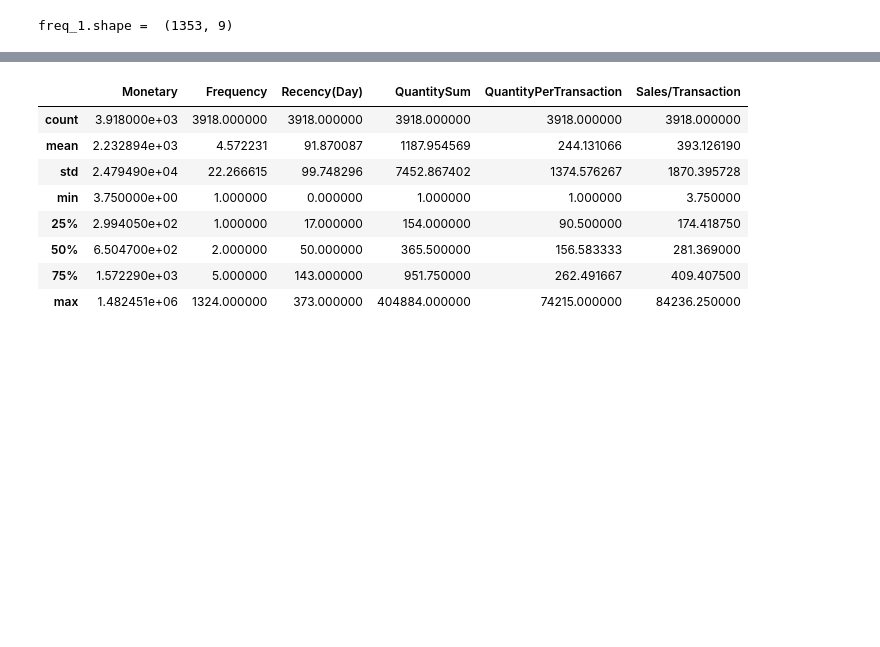
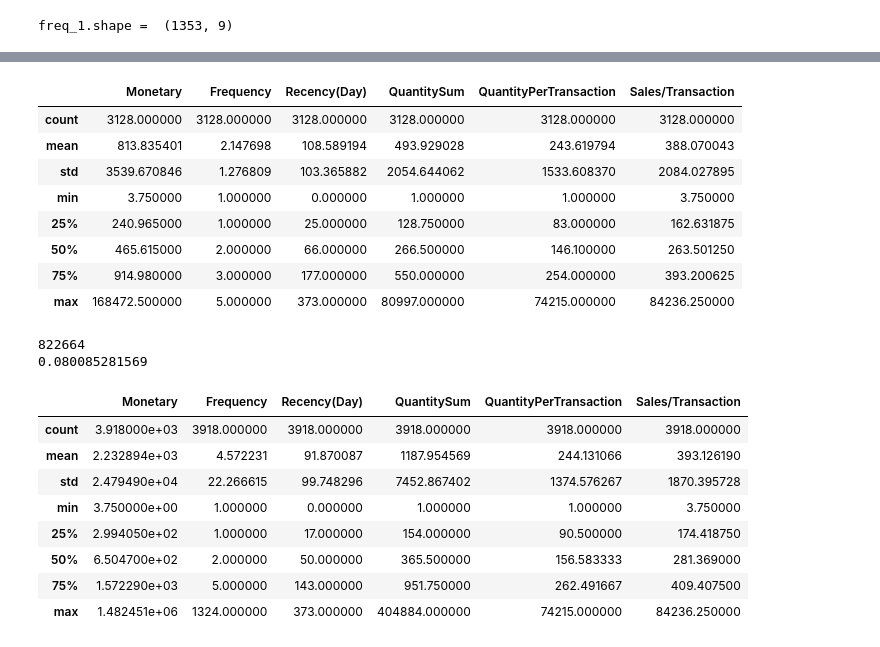
Before and after one commit to Fujiki-Nakamura/OnlineRetailAnalysis, a Jupyter notebook: MachineLearning/RFM.ipynb, the cells around one changed output, grey strips where cells are left out. Cells and saved outputs as stored; diff of their text form; code cells hidden in the pictures; blank space fills up the shorter version.

```diff
--- a/MachineLearning/RFM.ipynb
+++ b/MachineLearning/RFM.ipynb
@@ -614,3 +625,23 @@ freq_1.shape =  (1353, 9)
+# %%
+freq_under_5.describe()
+# %% [output]
+|  | Monetary | Frequency | Recency(Day) | QuantitySum | QuantityPerTransaction | Sales/Transaction |
+| count | 3128.000000 | 3128.000000 | 3128.000000 | 3128.000000 | 3128.000000 | 3128.000000 |
+| mean | 813.835401 | 2.147698 | 108.589194 | 493.929028 | 243.619794 | 388.070043 |
+| std | 3539.670846 | 1.276809 | 103.365882 | 2054.644062 | 1533.608370 | 2084.027895 |
+| min | 3.750000 | 1.000000 | 0.000000 | 1.000000 | 1.000000 | 3.750000 |
+| 25% | 240.965000 | 1.000000 | 25.000000 | 128.750000 | 83.000000 | 162.631875 |
+| 50% | 465.615000 | 2.000000 | 66.000000 | 266.500000 | 146.100000 | 263.501250 |
+| 75% | 914.980000 | 3.000000 | 177.000000 | 550.000000 | 254.000000 | 393.200625 |
+| max | 168472.500000 | 5.000000 | 373.000000 | 80997.000000 | 74215.000000 | 84236.250000 |
+# %%
+# 5回以下の顧客が 1回多く購入することで得られる売上
+print(freq_under_5.shape[0] * 263)
+sales_sum = df_item_transaction['Sales'].sum()
+print(freq_under_5.shape[0] * 263 / sales_sum)
+# %% [output]
+822664
+0.080085281569
 # %%
 # median of 1トランザクションあたりの購入金額
 df_uk_per_customer.describe()
```
Also changed, not shown: parts of 10 cells of this notebook, 4 other files.
